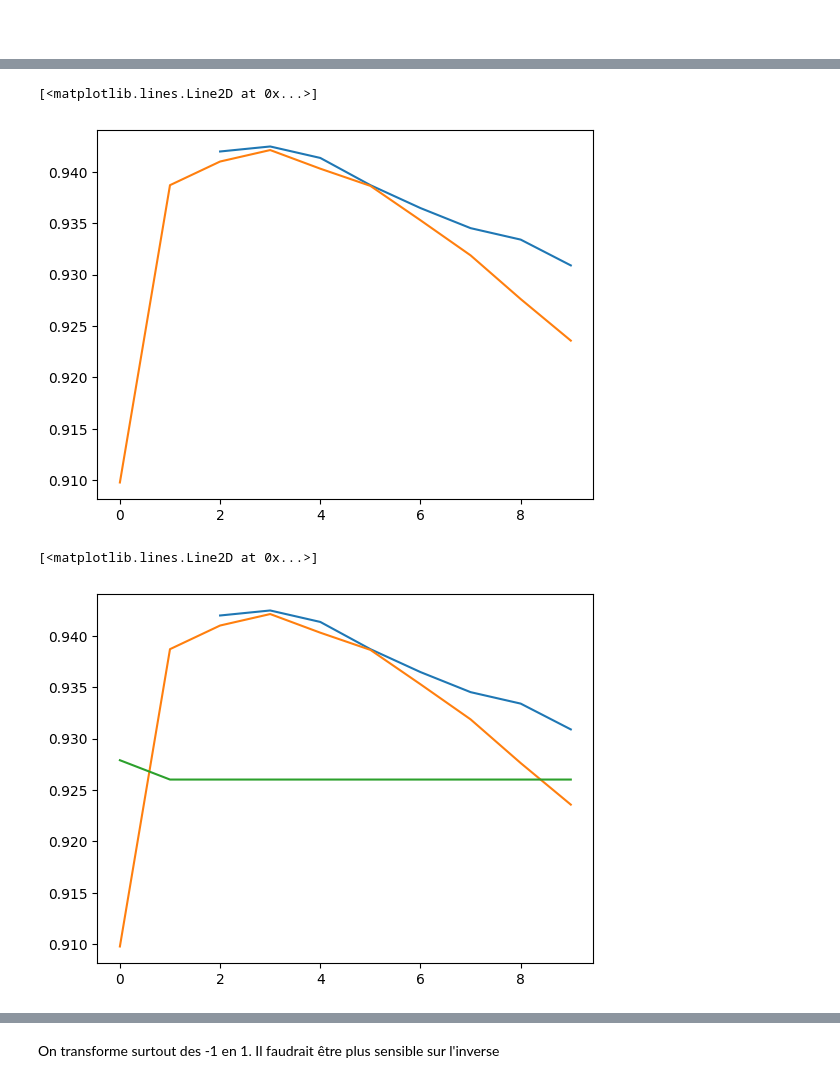
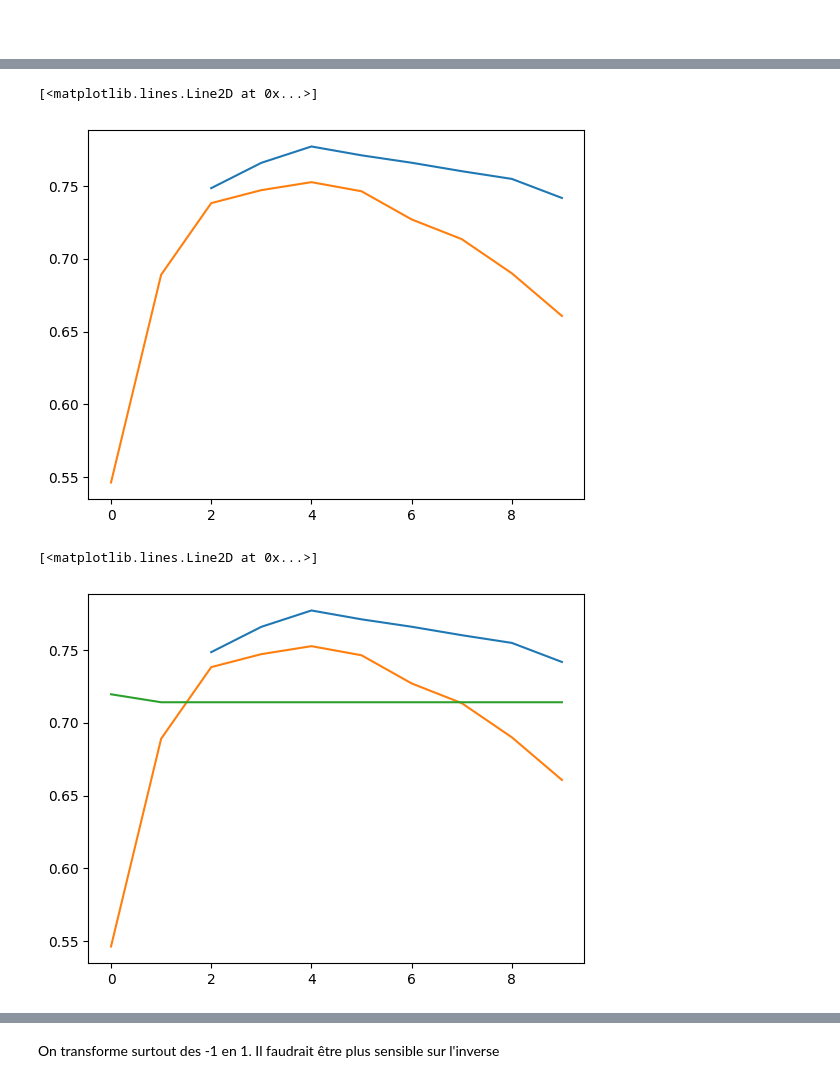
Before and after one commit to CharlesAttend/RITAL-Projet1, a Jupyter notebook: postprocessing.ipynb, the cells around one changed output, grey strips where cells are left out. Saved outputs shown, nothing was run; the diff lists cells and outputs as text; code cells hidden in the pictures.

Commit message:
more validation test

```diff
--- a/postprocessing.ipynb
+++ b/postprocessing.ipynb
@@ -104,7 +87,7 @@ tmp = windows_post(y_hat)
 lx, ly = [], []
 for i in range(2, 10):
     tmp = windows_post(tmp, size=i)
-    f1 = f1_score(y_test, tmp, average="micro")
+    f1 = f1_score(y_test, tmp, pos_label=-1)
     lx.append(i)
     ly.append(f1)
 plt.plot(lx, ly)
@@ -115,28 +98,28 @@ plt.plot(lx, ly)
 lx2, ly2 = [], []
 for i in range(0, 10):
     tmp = windows_post(y_hat, size=i)
-    f1 = f1_score(y_test, tmp, average="micro")
+    f1 = f1_score(y_test, tmp, pos_label=-1)
     lx2.append(i)
     ly2.append(f1)
 plt.plot(lx, ly)
 plt.plot(lx2, ly2)
 # %% [output]
 [<matplotlib.lines.Line2D at 0x...>]
-[figure, old version]
+[figure, new version]
 # %%
 tmp = windows_post(y_hat, size=2)
 lx3, ly3 = [], []
 for i in range(0, 10):
-    tmp = windows_post(tmp, size=9)
-    f1 = f1_score(y_test, tmp, average="micro")
+    tmp = windows_post(tmp, size=i)
+    f1 = f1_score(y_test, tmp, pos_label=-1)
     lx3.append(i)
     ly3.append(f1)
 plt.plot(lx, ly)
 plt.plot(lx2, ly2)
 plt.plot(lx3, ly3)
 # %% [output]
 [<matplotlib.lines.Line2D at 0x...>]
-[figure, old version]
+[figure, new version]
 # %%
 tmp = windows_post(y_hat)
 for i in range(2, 4):
```
Also changed, not shown: parts of 13 cells of this notebook, 2 other files.
